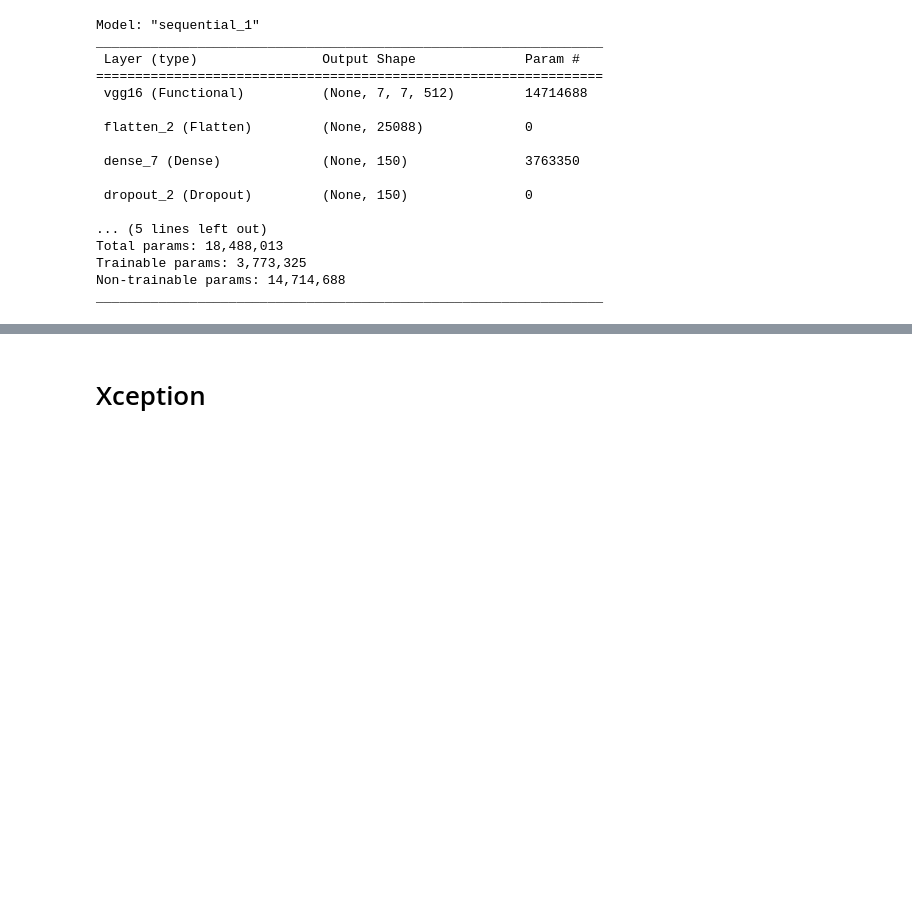
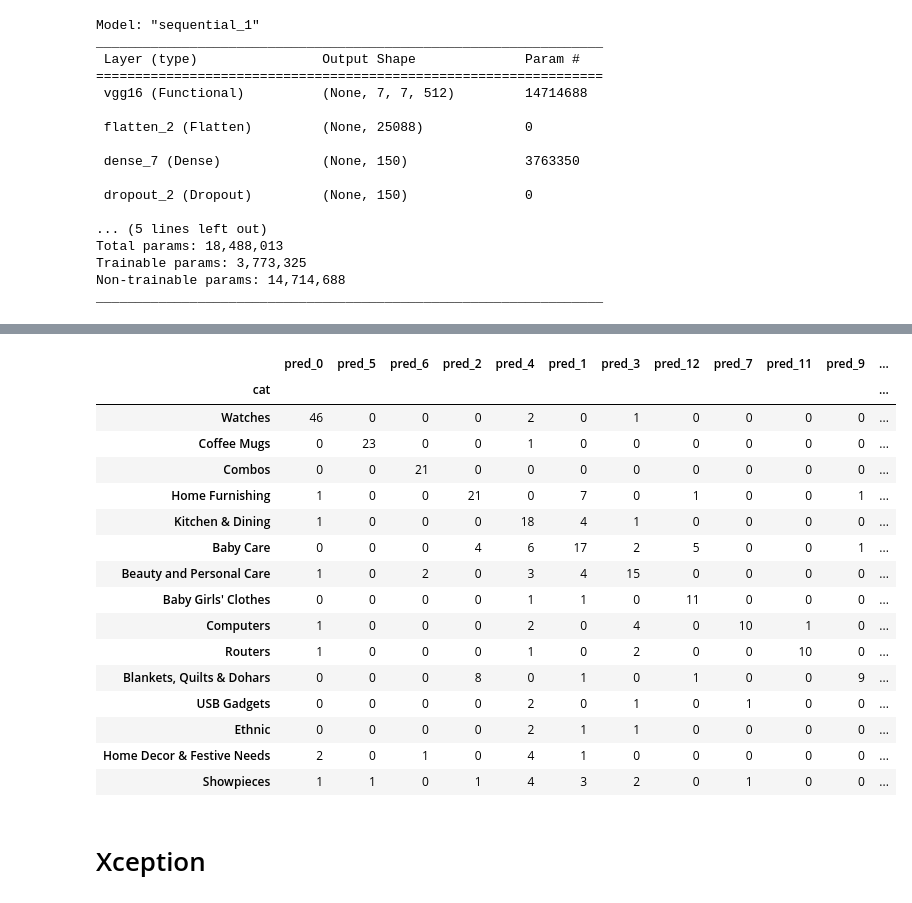
Before and after one commit to CeVague/Projet_6-Classifiez-biens-de-consommation, a Jupyter notebook: Vachaudez_Cedric_2_notebook_classification_052023.ipynb, the cells around one changed output, grey strips where cells are left out. Saved outputs shown, nothing was run; the diff lists cells and outputs as text; code cells hidden in the pictures; blank space fills up the shorter version.

```diff
--- a/Vachaudez_Cedric_2_notebook_classification_052023.ipynb
+++ b/Vachaudez_Cedric_2_notebook_classification_052023.ipynb
@@ -748,3 +807,23 @@ Coefficient de corrélation de Matthews sur le set de test :
+# %%
+compare_clustering([list_labels[i] for i in y_test_label], pred_test_label)
+# %% [output]
+|  | pred_0 | pred_5 | pred_6 | pred_2 | pred_4 | pred_1 | pred_3 | pred_12 | pred_7 | pred_11 | pred_9 | ... |
+| cat |  |  |  |  |  |  |  |  |  |  |  | ... |
+| Watches | 46 | 0 | 0 | 0 | 2 | 0 | 1 | 0 | 0 | 0 | 0 | ... |
+| Coffee Mugs | 0 | 23 | 0 | 0 | 1 | 0 | 0 | 0 | 0 | 0 | 0 | ... |
+| Combos | 0 | 0 | 21 | 0 | 0 | 0 | 0 | 0 | 0 | 0 | 0 | ... |
+| Home Furnishing | 1 | 0 | 0 | 21 | 0 | 7 | 0 | 1 | 0 | 0 | 1 | ... |
+| Kitchen & Dining | 1 | 0 | 0 | 0 | 18 | 4 | 1 | 0 | 0 | 0 | 0 | ... |
+| Baby Care | 0 | 0 | 0 | 4 | 6 | 17 | 2 | 5 | 0 | 0 | 1 | ... |
+| Beauty and Personal Care | 1 | 0 | 2 | 0 | 3 | 4 | 15 | 0 | 0 | 0 | 0 | ... |
+| Baby Girls' Clothes | 0 | 0 | 0 | 0 | 1 | 1 | 0 | 11 | 0 | 0 | 0 | ... |
+| Computers | 1 | 0 | 0 | 0 | 2 | 0 | 4 | 0 | 10 | 1 | 0 | ... |
+| Routers | 1 | 0 | 0 | 0 | 1 | 0 | 2 | 0 | 0 | 10 | 0 | ... |
+| Blankets, Quilts & Dohars | 0 | 0 | 0 | 8 | 0 | 1 | 0 | 1 | 0 | 0 | 9 | ... |
+| USB Gadgets | 0 | 0 | 0 | 0 | 2 | 0 | 1 | 0 | 1 | 0 | 0 | ... |
+| Ethnic | 0 | 0 | 0 | 0 | 2 | 1 | 1 | 0 | 0 | 0 | 0 | ... |
+| Home Decor & Festive Needs | 2 | 0 | 1 | 0 | 4 | 1 | 0 | 0 | 0 | 0 | 0 | ... |
+| Showpieces | 1 | 1 | 0 | 1 | 4 | 3 | 2 | 0 | 1 | 0 | 0 | ... |
 # %% [markdown]
 # Xception
 # %%
```
Also changed, not shown: parts of 20 cells of this notebook, 5 other files.
